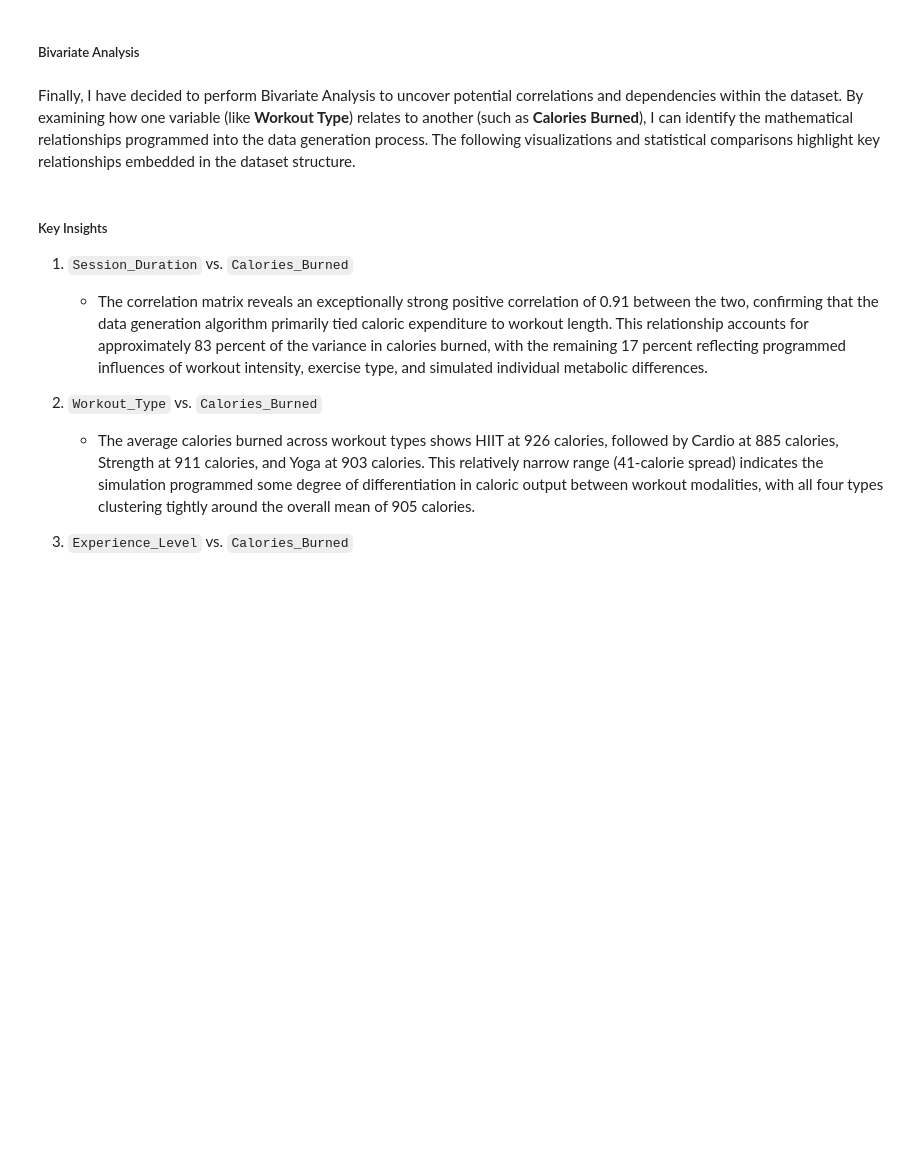
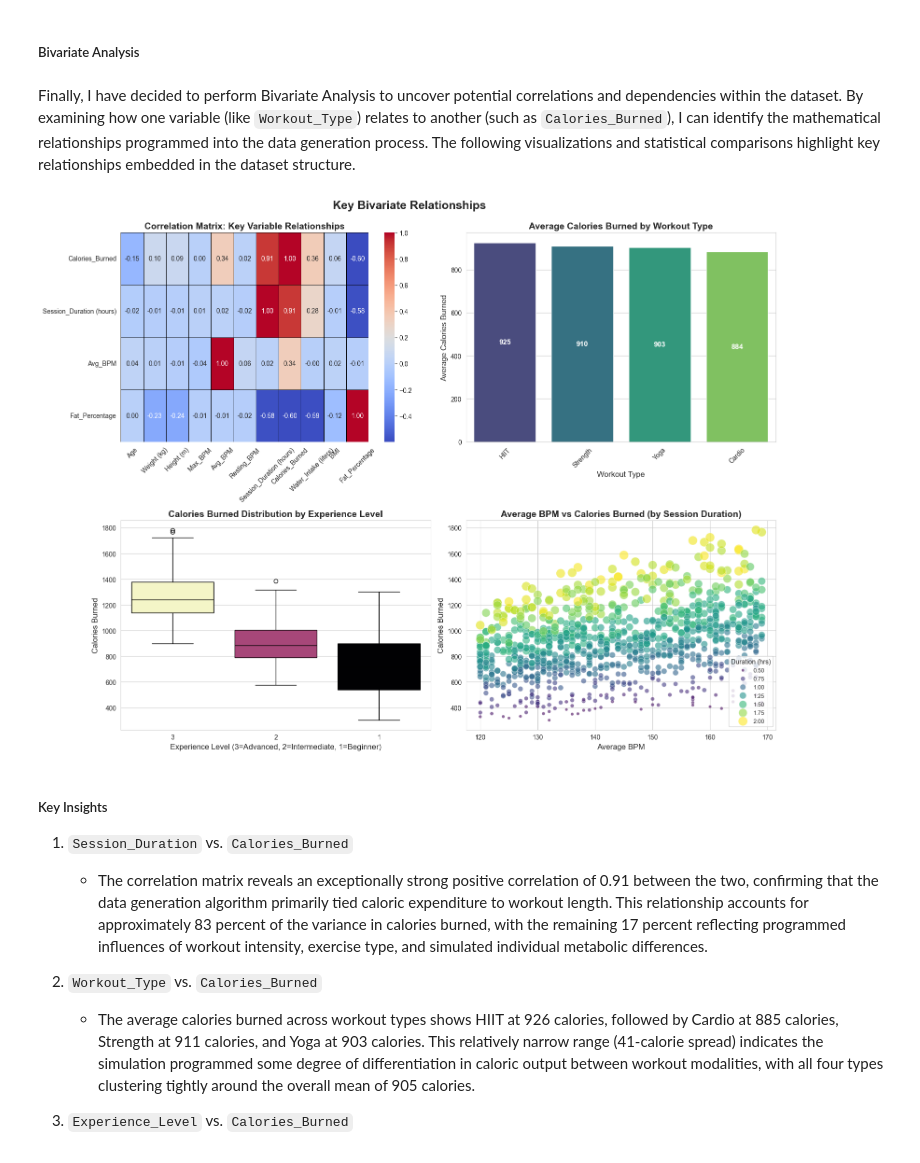
Before and after one commit to axelcabato/da-proj-1, a Jupyter notebook: 1stDAProject.ipynb, the cells around one changed output. Saved outputs shown, nothing was run; the diff lists cells and outputs as text; code cells hidden in the pictures; blank space fills up the shorter version.

```diff
--- a/1stDAProject.ipynb
+++ b/1stDAProject.ipynb
@@ -378,7 +379,7 @@ plt.tight_layout()
 # %% [markdown]
 ##### Bivariate Analysis
 # %% [markdown]
-Finally, I have decided to perform Bivariate Analysis to uncover potential correlations and dependencies within the dataset. By examining how one variable (like **Workout Type**) relates to another (such as **Calories Burned**), I can identify the mathematical relationships programmed into the data generation process. The following visualizations and statistical comparisons highlight key relationships embedded in the dataset structure.
+Finally, I have decided to perform Bivariate Analysis to uncover potential correlations and dependencies within the dataset. By examining how one variable (like `Workout_Type`) relates to another (such as `Calories_Burned`), I can identify the mathematical relationships programmed into the data generation process. The following visualizations and statistical comparisons highlight key relationships embedded in the dataset structure.
 # %%
 # Set visual style
 sns.set_style("whitegrid")
@@ -427,40 +428,35 @@ sns.boxplot(
     data=df, x='Experience_Level', y='Calories_Burned',
     order=[3, 2, 1], hue='Experience_Level', ax=axes[1, 0],
     palette='magma', legend=False
 )
 axes[1, 0].set_title('Calories Burned Distribution by Experience Level', fontsize=14, fontweight='bold')
 axes[1, 0].set_xlabel('Experience Level (3=Advanced, 2=Intermediate, 1=Beginner)', fontsize=12)
 axes[1, 0].set_ylabel('Calories Burned', fontsize=12)
 
 # --- Plot 4: Scatter Plot - Avg_BPM vs Calories_Burned ---
 scatter = sns.scatterplot(
     data=df, x='Avg_BPM', y='Calories_Burned',
     hue='Session_Duration (hours)', size='Session_Duration (hours)',
     sizes=(20, 200), palette='viridis', ax=axes[1, 1], alpha=0.6
 )
 axes[1, 1].set_title('Average BPM vs Calories Burned (by Session Duration)', fontsize=14, fontweight='bold')
 axes[1, 1].set_xlabel('Average BPM', fontsize=12)
 axes[1, 1].set_ylabel('Calories Burned', fontsize=12)
 axes[1, 1].legend(title='Duration (hrs)', loc='lower right', fontsize=9)
 
 # Add main title
 fig.suptitle('Key Bivariate Relationships',
              fontsize=18, fontweight='bold', y=0.995)
 
 # Adjust layout
 plt.tight_layout()
 
 # Save and display
 plt.savefig('bivariate_analysis_plots.png', dpi=300, bbox_inches='tight')
 plt.show()
 plt.close()
-
-# Verify average calories burned by workout type
-print("=== WORKOUT TYPE CALORIE VERIFICATION ===")
-workout_stats = df.groupby('Workout_Type')['Calories_Burned'].agg(['mean', 'count']).sort_values('mean', ascending=False)
-workout_stats['mean'] = workout_stats['mean'].round(1)
-print(workout_stats)
-print(f"\nSpread (max - min): {workout_stats['mean'].max() - workout_stats['mean'].min():.1f} calories")
+# %% [output]
+[figure, added]
 # %% [markdown]
 ##### Key Insights
 
```
Also changed, not shown: parts of 4 cells of this notebook, 1 other file.
